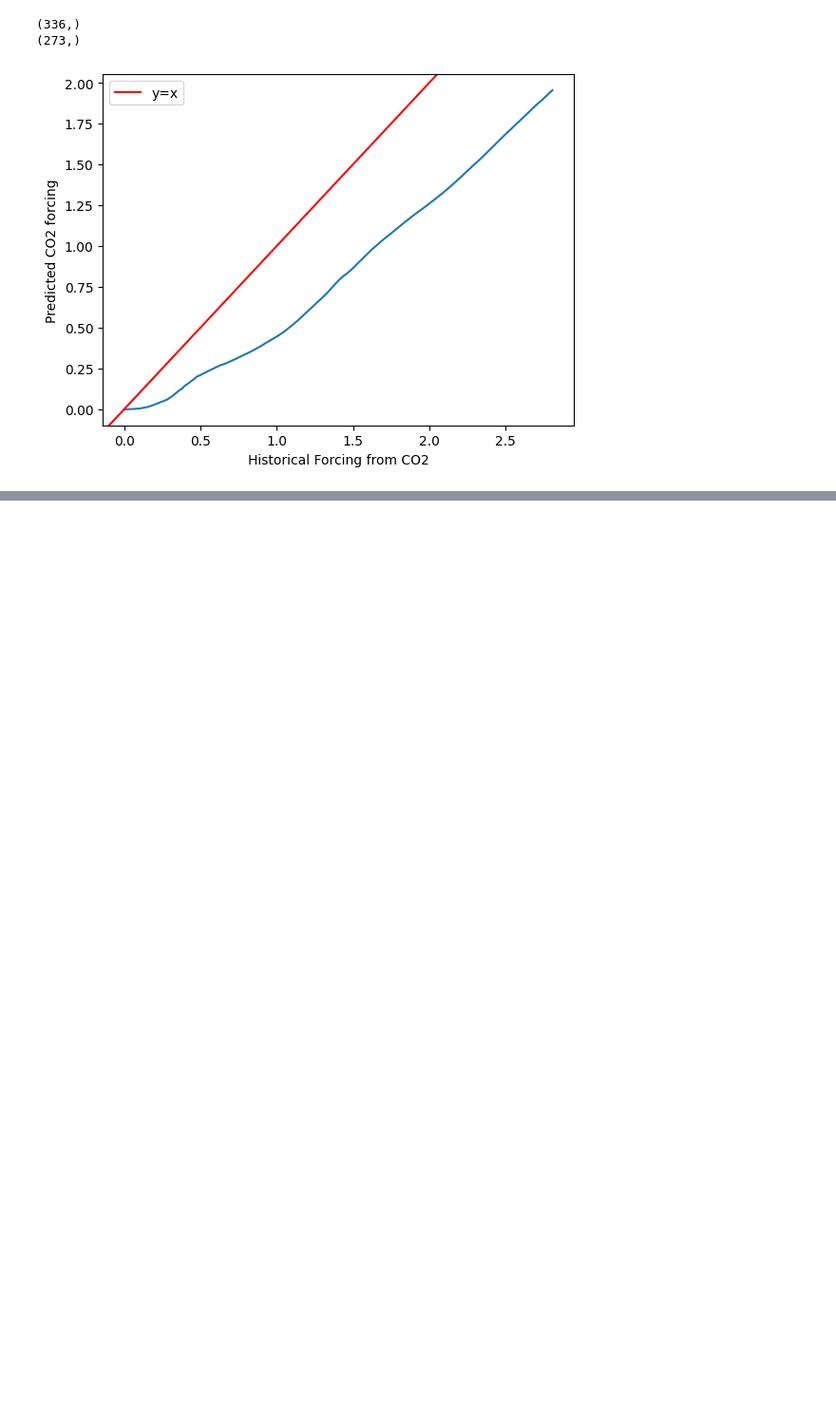
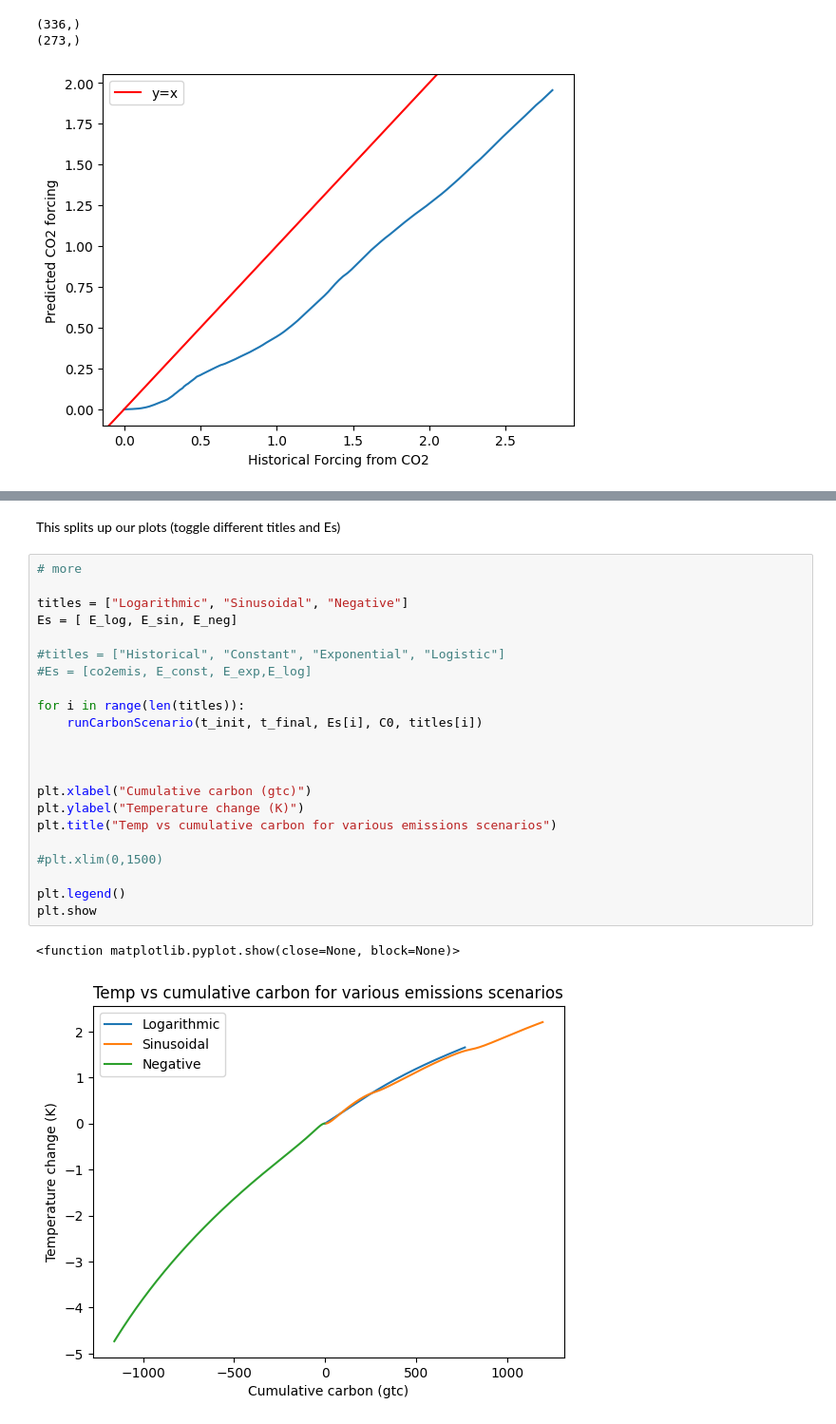
Before and after one commit to katie-hippe/atms380, a Jupyter notebook: final/final_project.ipynb, the cells around one changed output, grey strips where cells are left out. Shown at 95% size. Cells and saved outputs as stored; diff of their text form; blank space fills up the shorter version.

```diff
--- a/final/final_project.ipynb
+++ b/final/final_project.ipynb
@@ -247,0 +337,27 @@ plt.show()
+# %% [markdown]
+This splits up our plots (toggle different titles and Es)
+# %%
+# more
+
+titles = ["Logarithmic", "Sinusoidal", "Negative"]
+Es = [ E_log, E_sin, E_neg]
+
+#titles = ["Historical", "Constant", "Exponential", "Logistic"]
+#Es = [co2emis, E_const, E_exp,E_log]
+
+for i in range(len(titles)):
+    runCarbonScenario(t_init, t_final, Es[i], C0, titles[i])
+
+
+
+plt.xlabel("Cumulative carbon (gtc)")
+plt.ylabel("Temperature change (K)")
+plt.title("Temp vs cumulative carbon for various emissions scenarios")
+
+#plt.xlim(0,1500)
+
+plt.legend()
+plt.show
+# %% [output]
+<function matplotlib.pyplot.show(close=None, block=None)>
+[figure, added]
```
Also changed, not shown: parts of 12 cells of this notebook.
